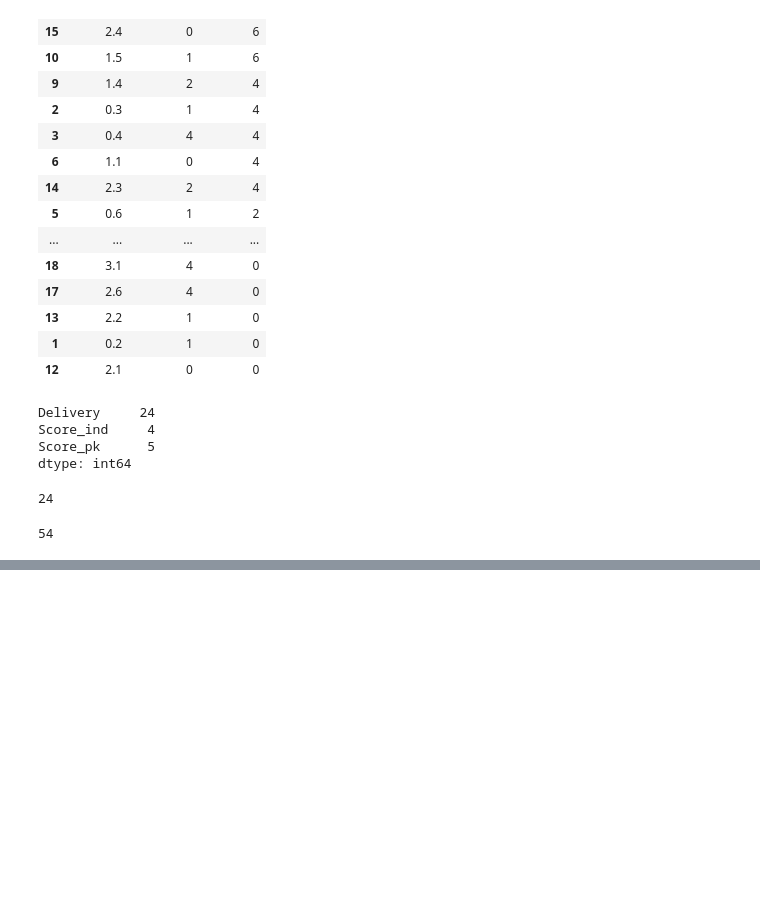
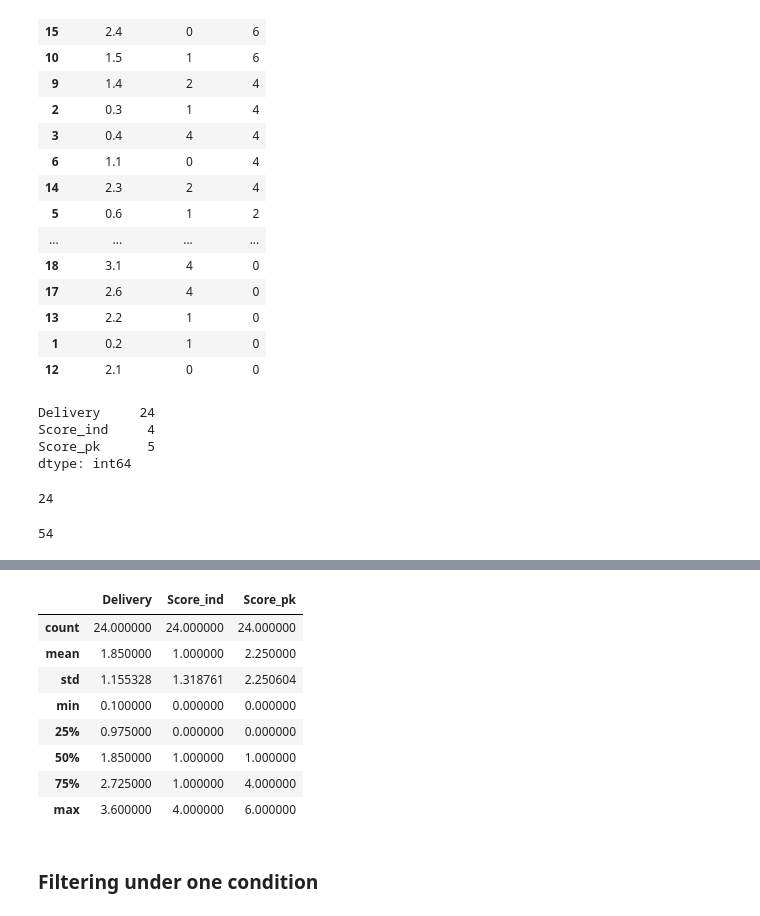
Before and after one commit to gaurab777/cloudservice_python, a Jupyter notebook: DataScience_Libraries/Numpy_Pandas.ipynb, the cells around one changed output, grey strips where cells are left out. Drawn from its saved outputs; the diff is of its cells as text; code cells hidden in the pictures; blank space fills up the shorter version.

```diff
--- a/DataScience_Libraries/Numpy_day6.ipynb
+++ b/DataScience_Libraries/Numpy_Pandas.ipynb
@@ -509,0 +560,15 @@ sum(df6['Score_pk'])
+# %%
+#computes various summary statistics
+df6.describe()
+# %% [output]
+|  | Delivery | Score_ind | Score_pk |
+| count | 24.000000 | 24.000000 | 24.000000 |
+| mean | 1.850000 | 1.000000 | 2.250000 |
+| std | 1.155328 | 1.318761 | 2.250604 |
+| min | 0.100000 | 0.000000 | 0.000000 |
+| 25% | 0.975000 | 0.000000 | 0.000000 |
+| 50% | 1.850000 | 1.000000 | 1.000000 |
+| 75% | 2.725000 | 1.000000 | 4.000000 |
+| max | 3.600000 | 4.000000 | 6.000000 |
+# %% [markdown]
+ ### Filtering under one condition
```
Also changed, not shown: parts of 16 cells of this notebook, 2 other files.
